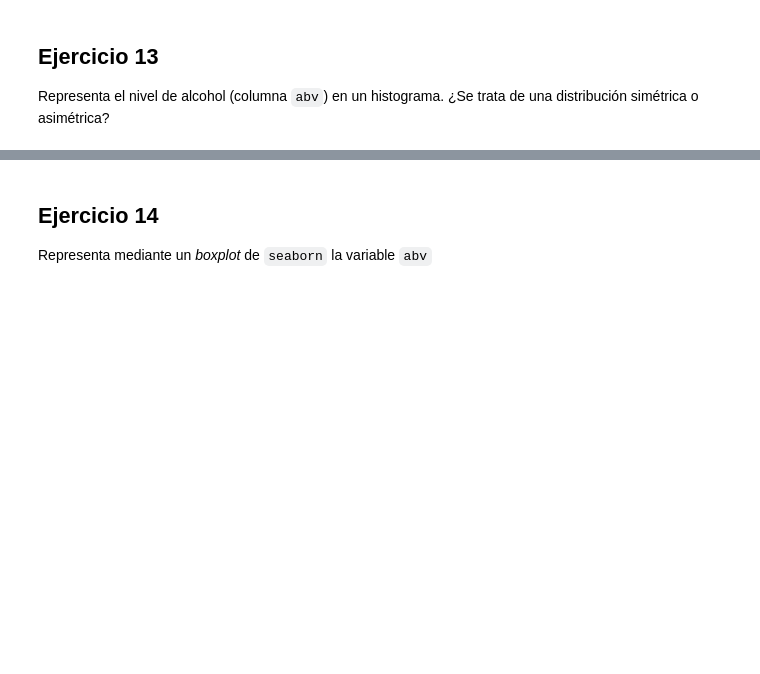
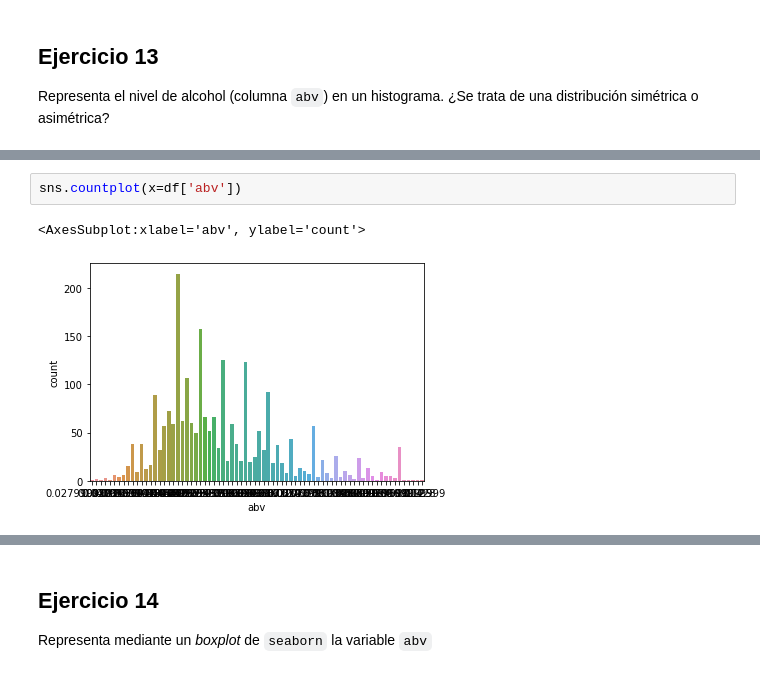
Before and after one commit to marcusRB/ds_thebridge_1_22, a Jupyter notebook: 2-Data_Analysis/2-Pandas/Práctica/ejercicio_repaso/birras_repaso.ipynb, the cells around one changed output, grey strips where cells are left out. Saved outputs shown, nothing was run; the diff lists cells and outputs as text; blank space fills up the shorter version.

```diff
--- a/2-Data_Analysis/2-Pandas/Práctica/ejercicio_repaso/birras_repaso.ipynb
+++ b/2-Data_Analysis/2-Pandas/Práctica/ejercicio_repaso/birras_repaso.ipynb
@@ -53,0 +390,5 @@ Representa el nivel de alcohol (columna `abv`) en un histograma. ¿Se trata de u
+# %%
+sns.countplot(x=df['abv'])
+# %% [output]
+<AxesSubplot:xlabel='abv', ylabel='count'>
+[figure, added]
```
Also changed, not shown: parts of 71 cells of this notebook.
